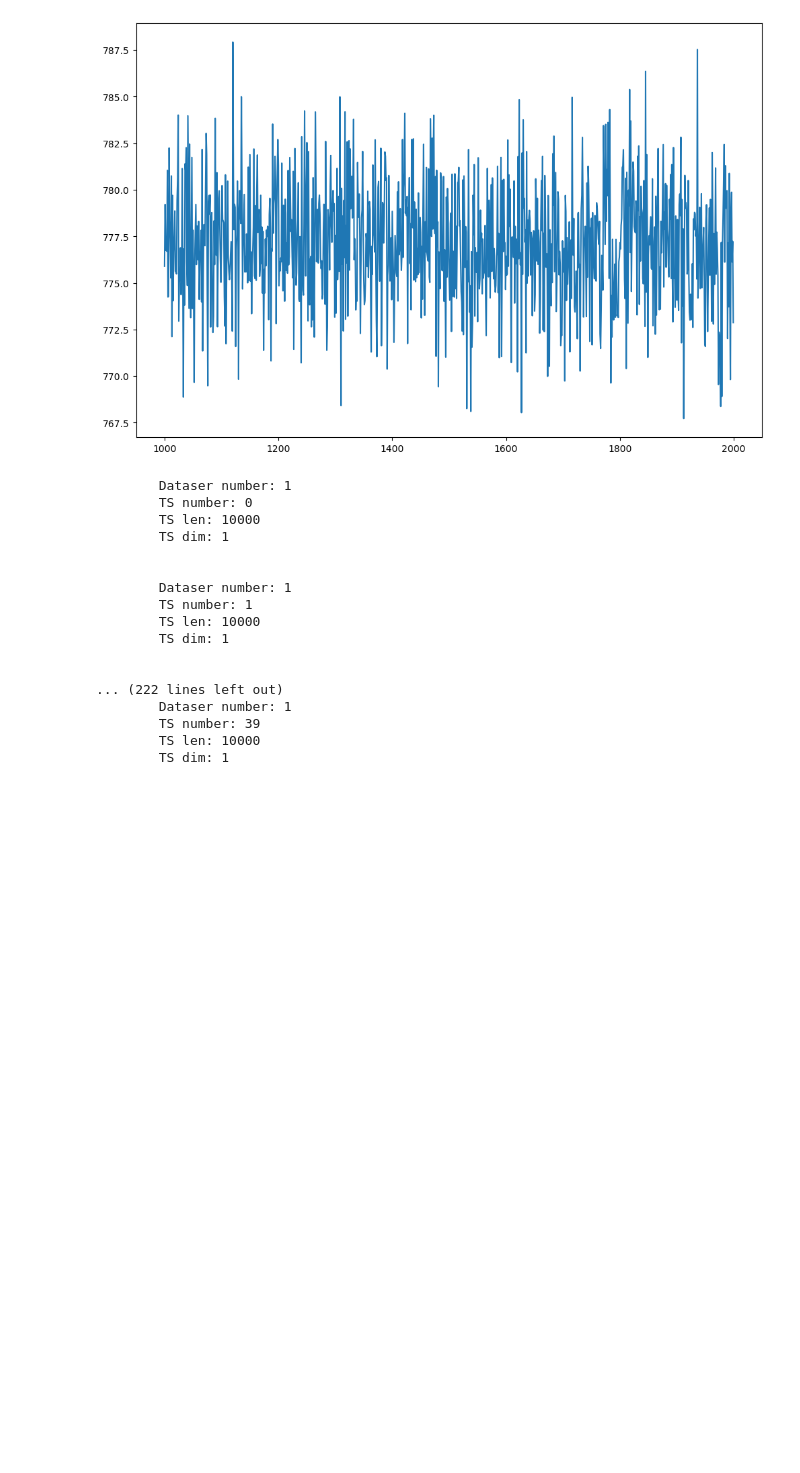
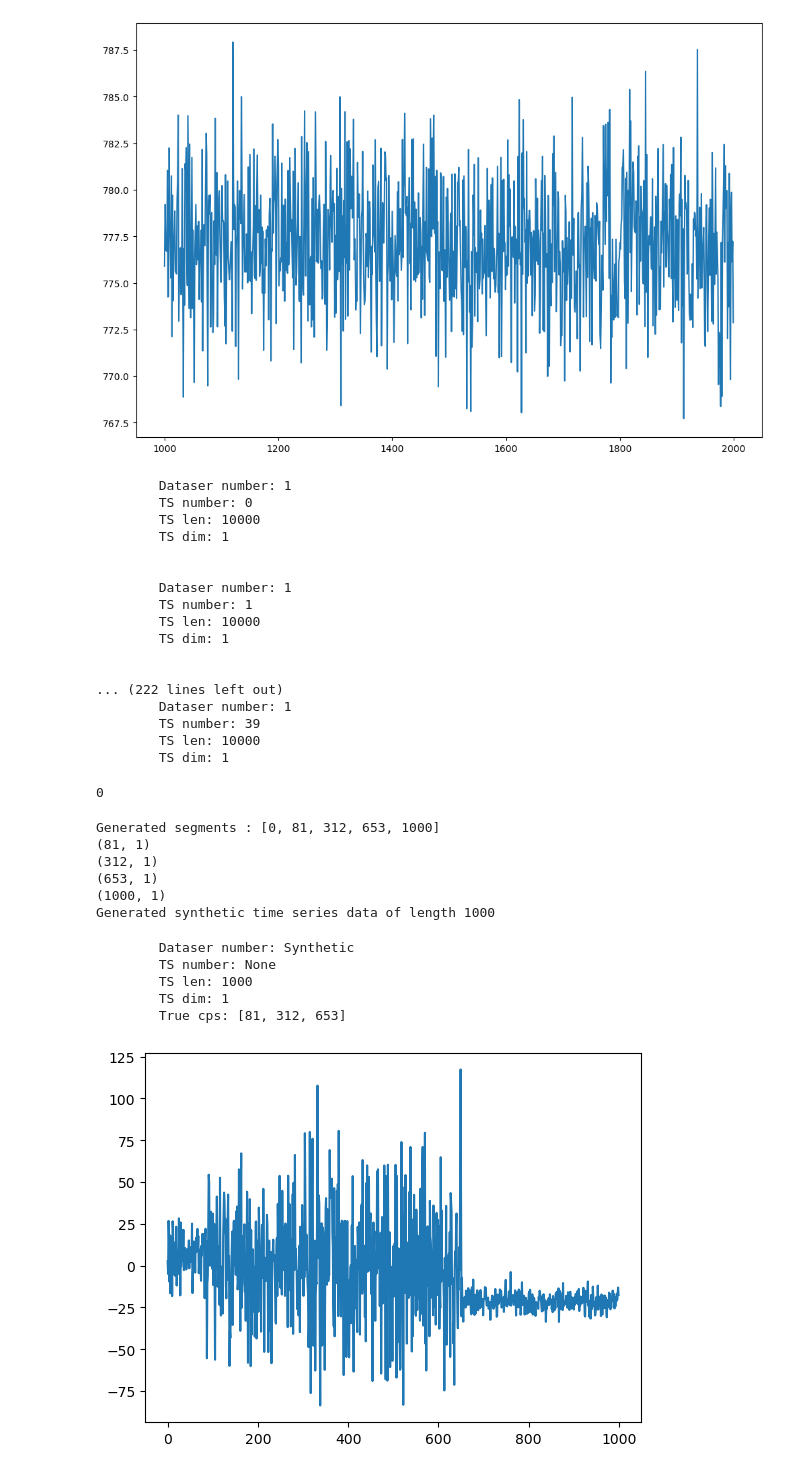
Before and after one commit to adenshulga/Bayes2sem, a Jupyter notebook: main.ipynb, the cells around one changed output. Drawn from its saved outputs; the diff is of its cells as text; code cells hidden in the pictures; blank space fills up the shorter version.

Commit message:
added generator for data

```diff
--- a/main.ipynb
+++ b/main.ipynb
@@ -193,17 +190,39 @@ for ts in data:
         TS number: 39
         TS len: 10000
         TS dim: 1
+# %%
+[0][-1]
+# %% [output]
+0
 # %%
 timespan = 1000
-lambda_param = 0.05
+lambda_param = 1/500
 changepoint_prior = expon(scale=1/lambda_param)
-params_prior = [norm(loc=0, scale=1), norm(loc=5, scale=2)]
+params_prior = [norm(loc=0, scale=10), norm(loc=30, scale=15) ]
 
 def ts_gen_distribution(mean, std_dev, size):
-    return norm(loc=mean, scale=std_dev).rvs(size=size)
+    return norm(loc=mean, scale=std_dev).rvs(size=size).reshape(-1,1)
 
-synthetic_data_generator = SyntheticChangepointData(timespan, changepoint_prior, params_prior, ts_gen_distribution)
+synthetic_data_generator = SyntheticChangepointData(changepoint_prior, params_prior, ts_gen_distribution, timespan)
 time_series_data = synthetic_data_generator.generate_data()
-segments = synthetic_data_generator.generate_segments()
-print("Generated segments:", segments)
+
 print("Generated synthetic time series data of length", len(time_series_data))
+# %% [output]
+Generated segments : [0, 81, 312, 653, 1000]
+(81, 1)
+(312, 1)
+(653, 1)
+(1000, 1)
+Generated synthetic time series data of length 1000
+# %%
+time_series_data
+# %% [output]
+        Dataser number: Synthetic
+        TS number: None
+        TS len: 1000
+        TS dim: 1
+        True cps: [81, 312, 653]
+# %%
+time_series_data.plot()
+# %% [output]
+[figure, added]
```
Also changed, not shown: parts of 1 cell of this notebook, 2 other files.
